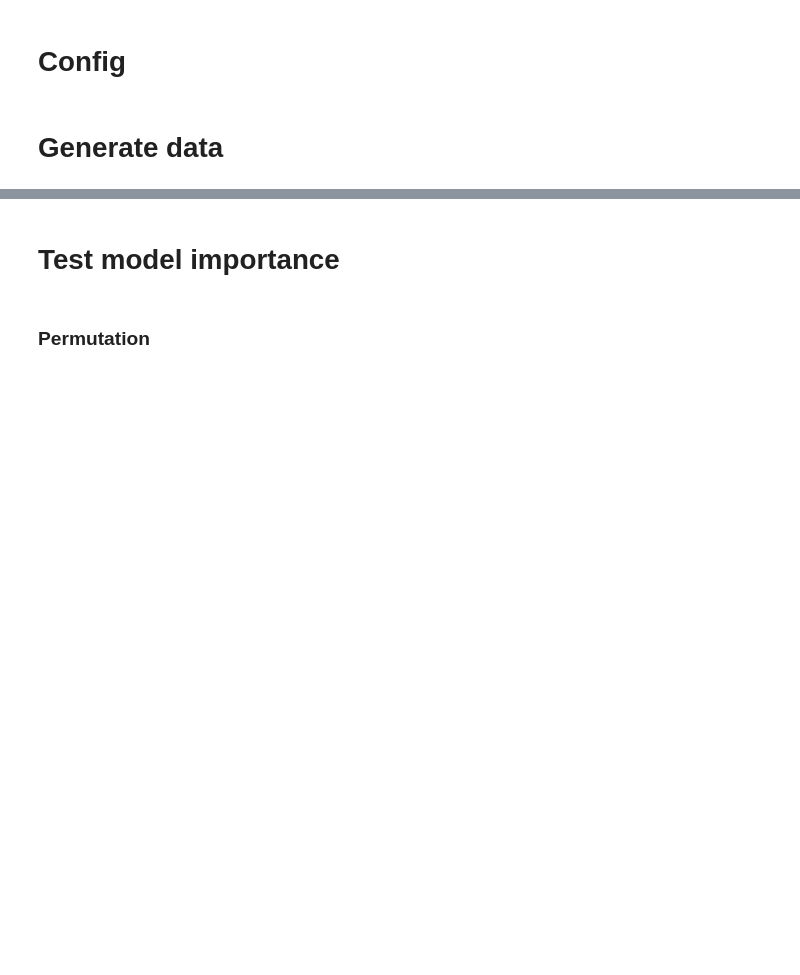
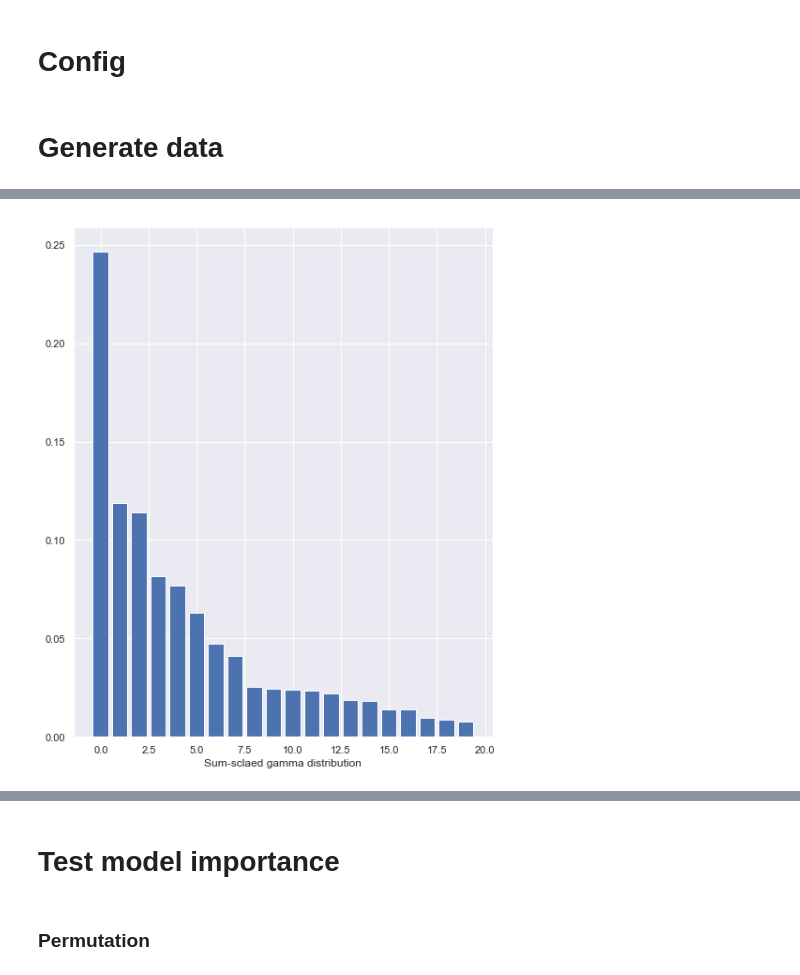
Before and after one commit to DenisVorotyntsev/StopPermutingFeatures, a Jupyter notebook: notebooks/0-experiment-illustration.ipynb, the cells around one changed output, grey strips where cells are left out. Saved outputs shown, nothing was run; the diff lists cells and outputs as text; code cells hidden in the pictures; blank space fills up the shorter version.

```diff
--- a/notebooks/0-experiment-illustration.ipynb
+++ b/notebooks/0-experiment-illustration.ipynb
@@ -96,0 +101,12 @@ plt.show()
+# %%
+np.random.seed(SEED)
+plt.figure(figsize=(8,10))
+a = np.random.gamma(1, 1, size=20)
+a = a / np.sum(a)
+a = np.sort(-a)
+a = -a
+plt.bar(np.arange(len(a)), a)
+plt.xlabel("Sum-sclaed gamma distribution")
+plt.show()
+# %% [output]
+[figure, added]
```
Also changed, not shown: parts of 13 cells of this notebook, 6 other files.
